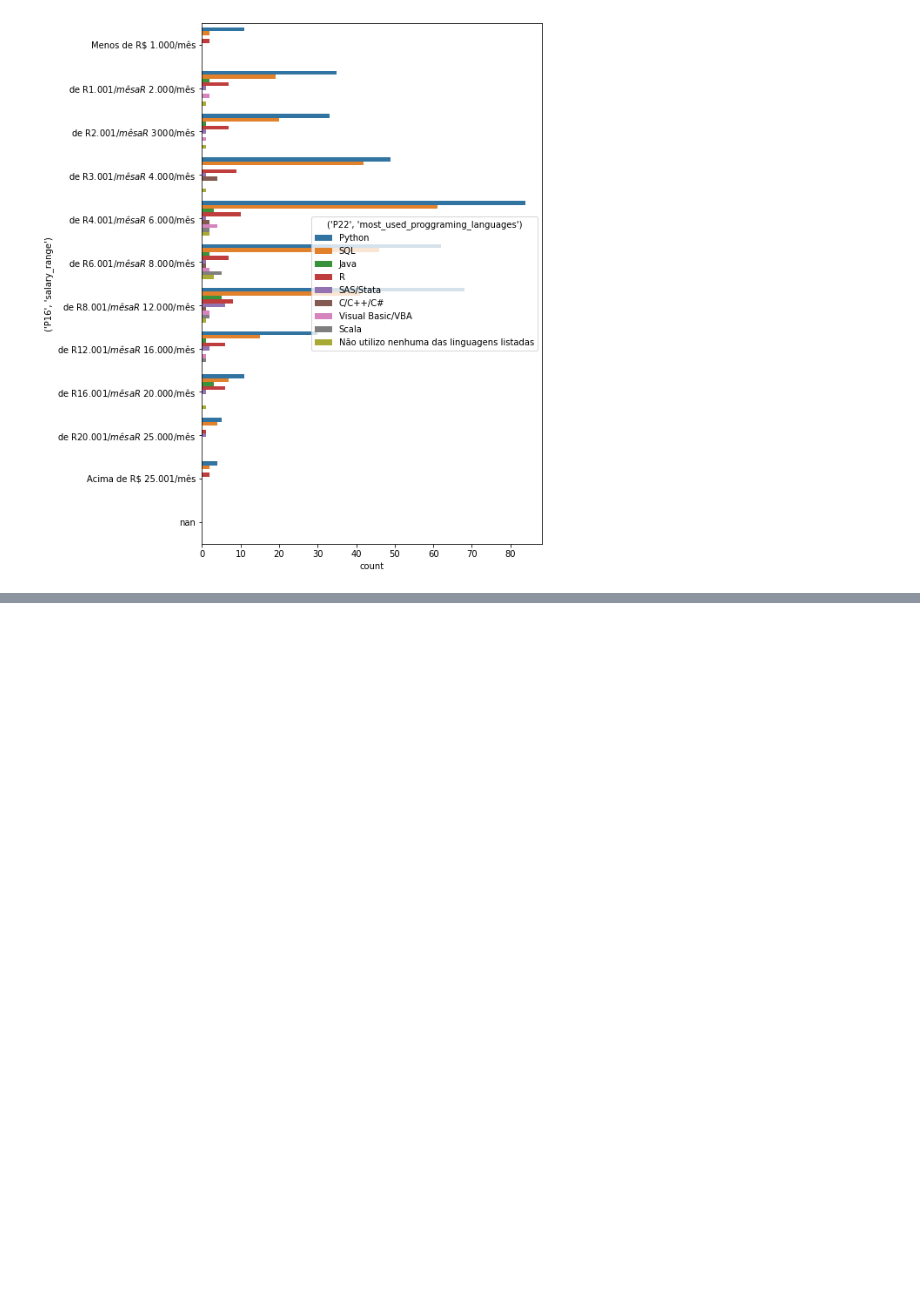
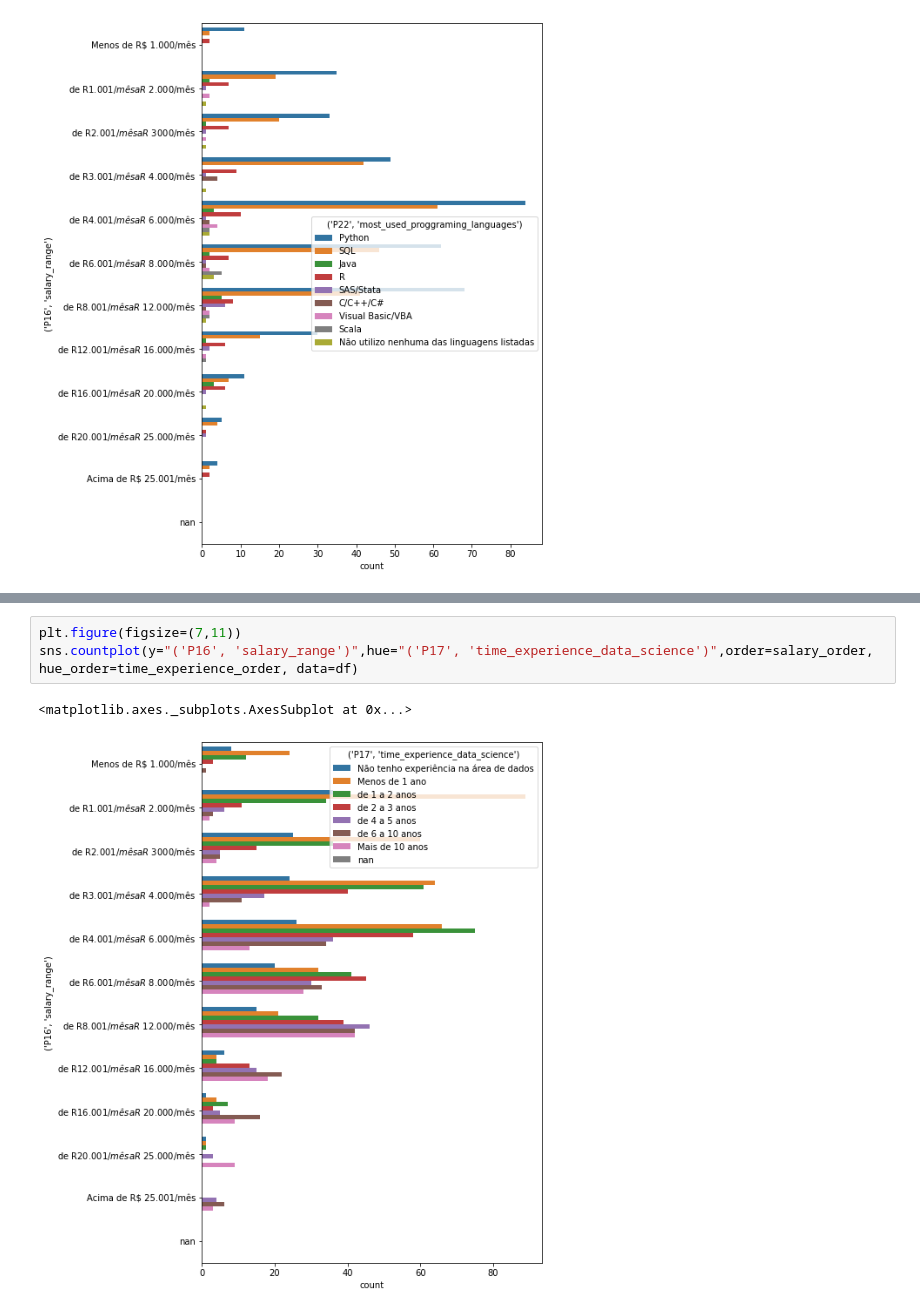
Before and after one commit to dancbatista/projeto_final_awari, a Jupyter notebook: projetoFinalAwari.ipynb, the cells around one changed output, grey strips where cells are left out. Drawn from its saved outputs; the diff is of its cells as text; blank space fills up the shorter version.

```diff
--- a/projetoFinalAwari.ipynb
+++ b/projetoFinalAwari.ipynb
@@ -96,0 +92,6 @@ sns.countplot(y="('P16', 'salary_range')",hue="('P22', 'most_used_proggraming_la
+# %%
+plt.figure(figsize=(7,11))
+sns.countplot(y="('P16', 'salary_range')",hue="('P17', 'time_experience_data_science')",order=salary_order, hue_order=time_experience_order, data=df)
+# %% [output]
+<matplotlib.axes._subplots.AxesSubplot at 0x...>
+[figure, added]
```
Also changed, not shown: parts of 6 cells of this notebook.
